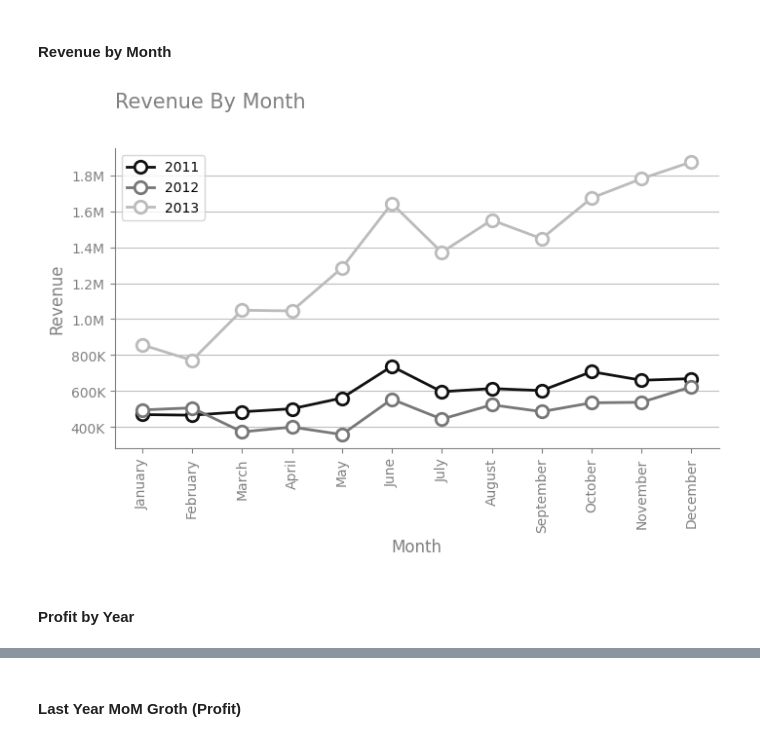
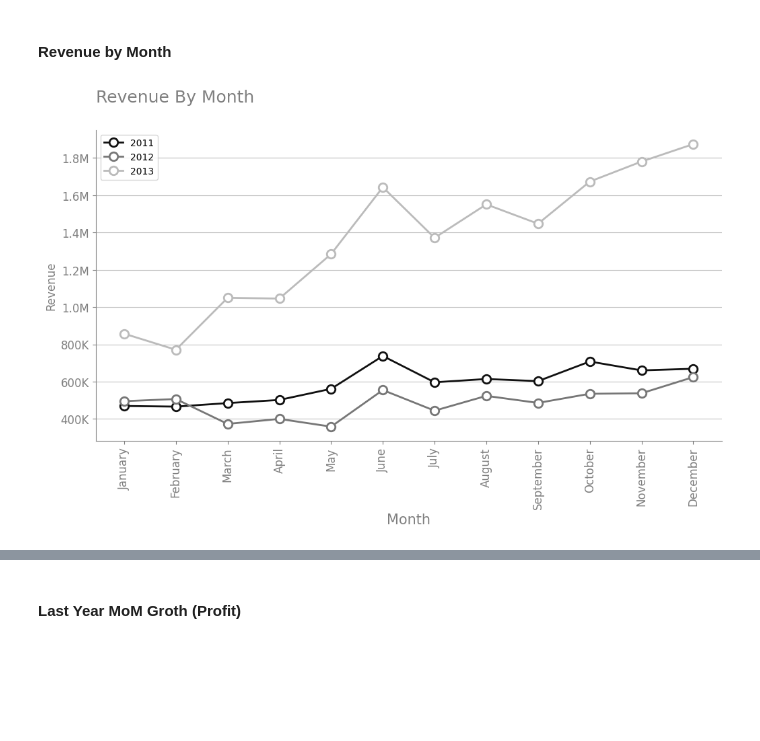
Before and after one commit to NishantSingh359/Sales_Analytics, a Jupyter notebook: notebooks/02_sales_trends.ipynb, the cells around one changed output, grey strips where cells are left out. Cells and saved outputs as stored; diff of their text form; code cells hidden in the pictures; blank space fills up the shorter version.

```diff
--- a/notebooks/02_sales_trends.ipynb
+++ b/notebooks/02_sales_trends.ipynb
@@ -57,19 +91,18 @@ vs.ColumnPlotLabel(
 # %%
 df = skpi.revenue_by_month()
 vs.LinePlot(
-    x=df['month_name'],
+    x=df["month_name"],
     y1=df[2011],
     y2=df[2012],
     y3=df[2013],
-    title='Revenue By Month',
-    xlable='Month',
-    ylable='Revenue',
-    label1='2011',
-    label2='2012',
-    label3='2013',
+    title="Revenue By Month",
+    xlable="Month",
+    ylable="Revenue",
+    label1="2011",
+    label2="2012",
+    label3="2013",
     legend=True,
-    fsize=(8,4)).decoration()
+    fsize=(12, 6),
+).decoration()
 # %% [output]
-[figure, old version]
+[figure, new version]
-# %% [markdown]
-#### Profit by Year
```
Also changed, not shown: parts of 19 cells of this notebook.
